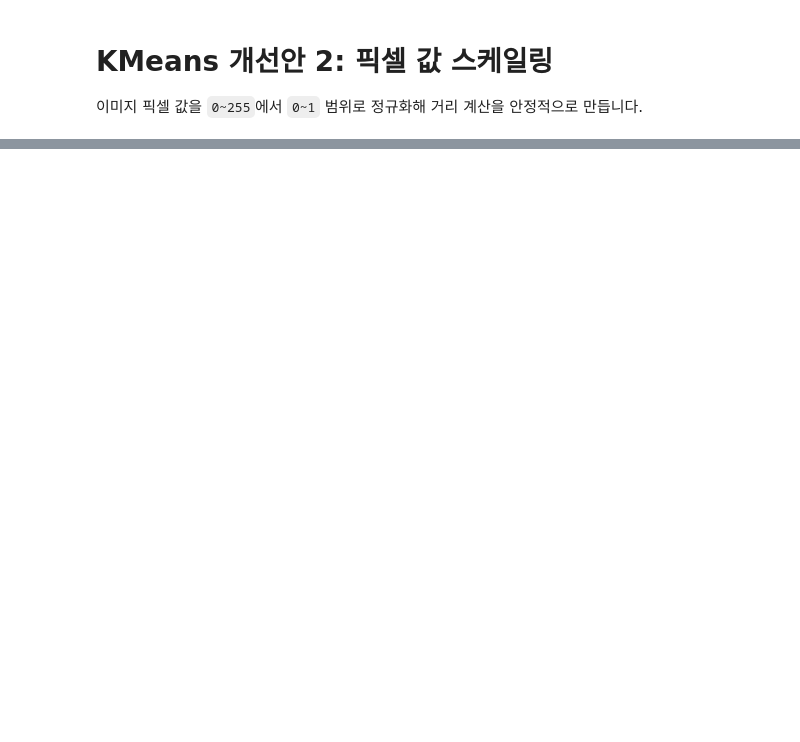
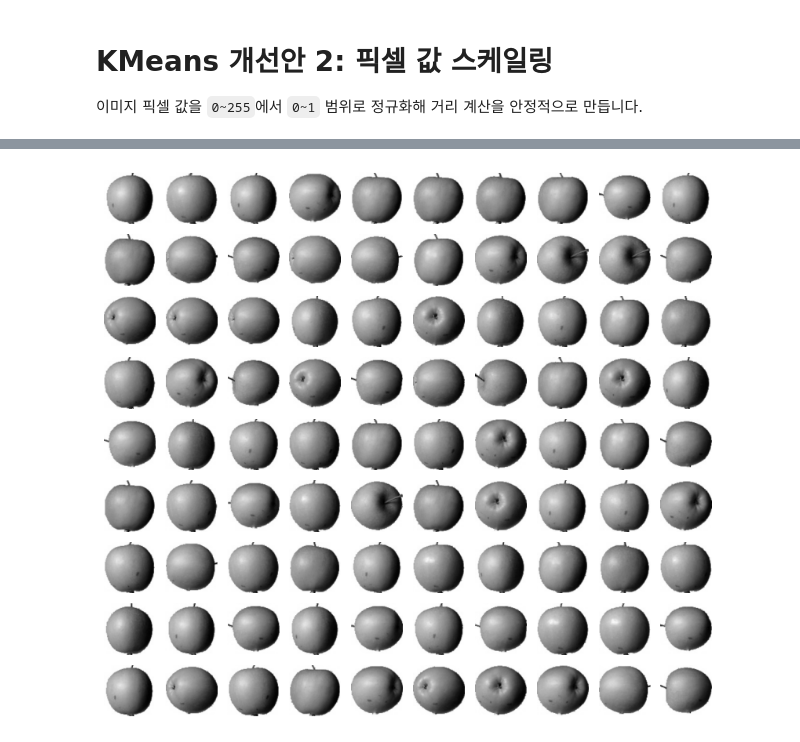
Before and after one commit to myvoltron/sejong-artifical-intelligence, a Jupyter notebook: k-means/experiments/K_mean_02_scaling.ipynb, the cells around one changed output, grey strips where cells are left out. Drawn from its saved outputs; the diff is of its cells as text; code cells hidden in the pictures; blank space fills up the shorter version.

```diff
--- a/k-means/experiments/K_mean_02_scaling.ipynb
+++ b/k-means/experiments/K_mean_02_scaling.ipynb
@@ -29,0 +61,4 @@ n_iter: 4
+# %%
+draw_fruits(fruits[km.labels_==2])
+# %% [output]
+[figure, added]
```
Also changed, not shown: parts of 11 cells of this notebook, 10 other files.
